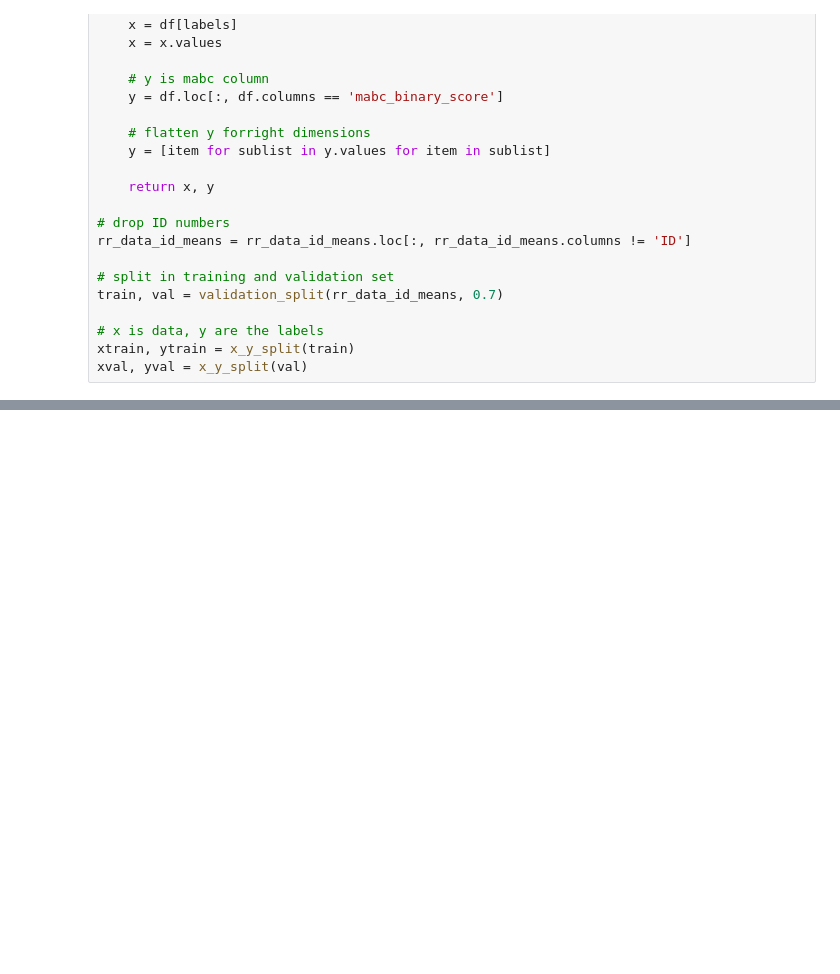
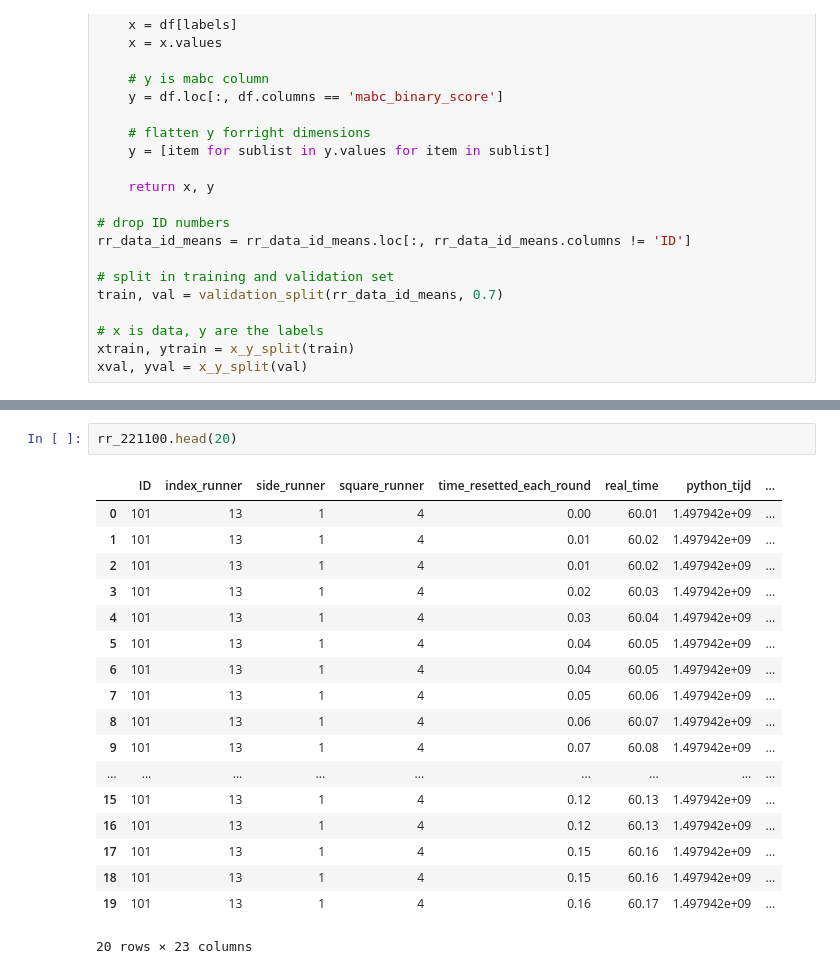
Before and after one commit to mangow/sps, a Jupyter notebook: sps.ipynb, the cells around one changed output, grey strips where cells are left out. Drawn from its saved outputs; the diff is of its cells as text; blank space fills up the shorter version.

```diff
--- a/sps.ipynb
+++ b/sps.ipynb
@@ -959,0 +1054,21 @@ Correctly classified: 52.30769230769231%
+# %%
+rr_221100.head(20)
+# %% [output]
+|  | ID | index_runner | side_runner | square_runner | time_resetted_each_round | real_time | python_tijd | ... |
+| 0 | 101 | 13 | 1 | 4 | 0.00 | 60.01 | 1.497942e+09 | ... |
+| 1 | 101 | 13 | 1 | 4 | 0.01 | 60.02 | 1.497942e+09 | ... |
+| 2 | 101 | 13 | 1 | 4 | 0.01 | 60.02 | 1.497942e+09 | ... |
+| 3 | 101 | 13 | 1 | 4 | 0.02 | 60.03 | 1.497942e+09 | ... |
+| 4 | 101 | 13 | 1 | 4 | 0.03 | 60.04 | 1.497942e+09 | ... |
+| 5 | 101 | 13 | 1 | 4 | 0.04 | 60.05 | 1.497942e+09 | ... |
+| 6 | 101 | 13 | 1 | 4 | 0.04 | 60.05 | 1.497942e+09 | ... |
+| 7 | 101 | 13 | 1 | 4 | 0.05 | 60.06 | 1.497942e+09 | ... |
+| 8 | 101 | 13 | 1 | 4 | 0.06 | 60.07 | 1.497942e+09 | ... |
+| 9 | 101 | 13 | 1 | 4 | 0.07 | 60.08 | 1.497942e+09 | ... |
+| ... | ... | ... | ... | ... | ... | ... | ... | ... |
+| 15 | 101 | 13 | 1 | 4 | 0.12 | 60.13 | 1.497942e+09 | ... |
+| 16 | 101 | 13 | 1 | 4 | 0.12 | 60.13 | 1.497942e+09 | ... |
+| 17 | 101 | 13 | 1 | 4 | 0.15 | 60.16 | 1.497942e+09 | ... |
+| 18 | 101 | 13 | 1 | 4 | 0.15 | 60.16 | 1.497942e+09 | ... |
+| 19 | 101 | 13 | 1 | 4 | 0.16 | 60.17 | 1.497942e+09 | ... |
+20 rows × 23 columns
```
Also changed, not shown: parts of 21 cells of this notebook.
